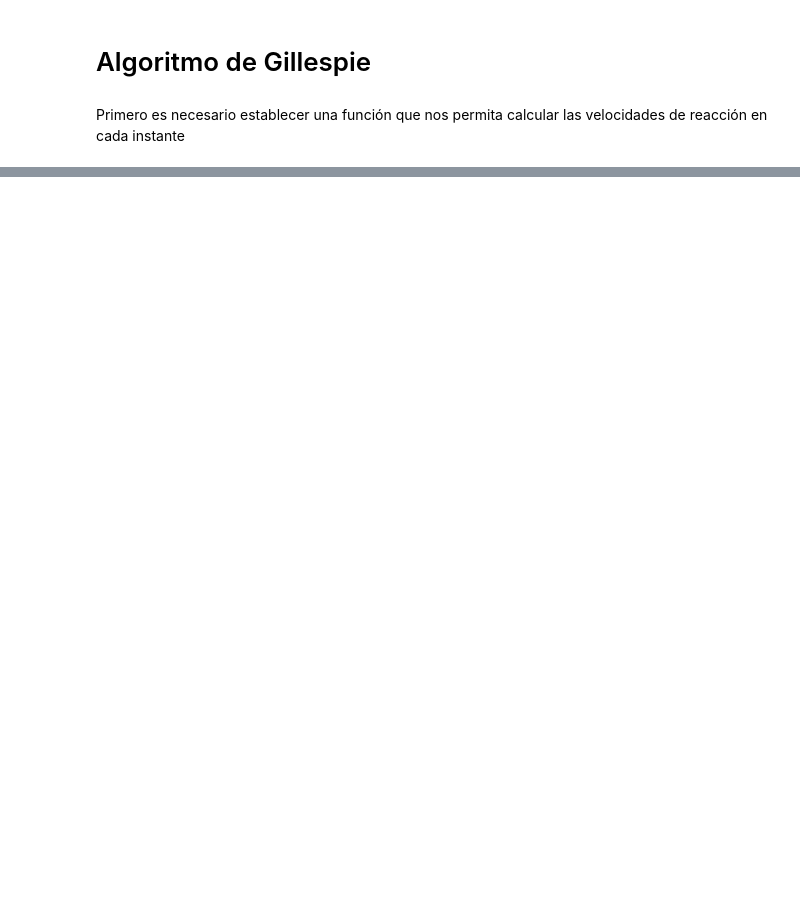
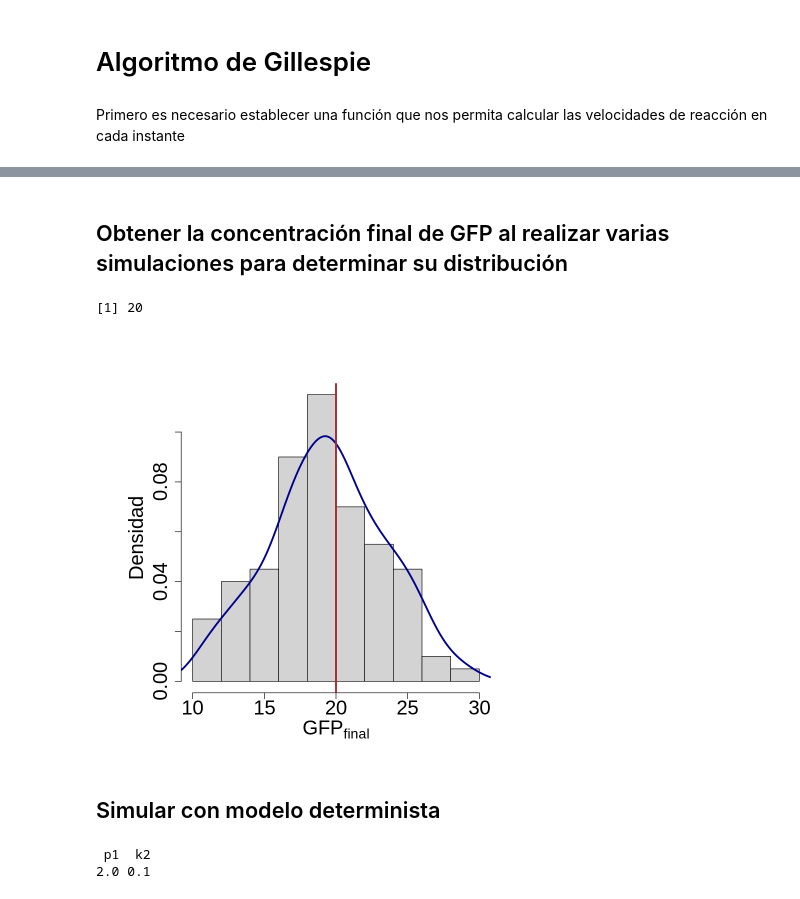
Before and after one commit to sysbio-unam/practicas-computacionales, a Jupyter notebook: algoritmo_Gillespie.ipynb, the cells around one changed output, grey strips where cells are left out. Cells and saved outputs as stored; diff of their text form; code cells hidden in the pictures; blank space fills up the shorter version.

```diff
--- a/algoritmo_Gillespie.ipynb
+++ b/algoritmo_Gillespie.ipynb
@@ -124,0 +135,33 @@ print(x)
+# %% [markdown]
+## Obtener la concentración final de GFP al realizar varias simulaciones para determinar su distribución
+# %%
+# función para calcular el valor final de GFP
+GFP_end <- function(GFP0, rate_const, get_rates, tend) {
+
+        out = gillespieGFp(GFP0, rate_const, get_rates, tend)
+
+        n <- length(out$GFP)
+
+        GFP = out$GFP[n]
+
+        return(GFP)
+}
+# %%
+GFP_end(GFP0, rate_const, get_rates, tend)
+# %% [output]
+[1] 20
+# %%
+GFP_ends <- replicate(100, {
+
+        GFPs = GFP_end(GFP0, rate_const, get_rates, tend)
+})
+# %%
+# mostrar distribución
+par(mar = c(5,7,4,2) + 0.1)
+hist(GFP_ends,prob = TRUE, xlab = expression(GFP[final]), ylab = "Densidad", cex.lab = 2, cex.axis = 2, main = "")
+lines(density(GFP_ends), col="darkblue", lwd = 3)
+abline(v=GFPss, col="brown", lwd = 3)
+# %% [output]
+[figure, added]
+# %% [markdown]
+## Simular con modelo determinista
@@ -124,0 +180,10 @@ print(x)
+# %%
+# tiempo de integración
+times <- seq(0,100,1)
+# condiciones iniciales
+s <- c(GFP = GFP0)
+# parámetros
+print(p)
+# %% [output]
+ p1  k2
+2.0 0.1
```
Also changed, not shown: parts of 23 cells of this notebook.
